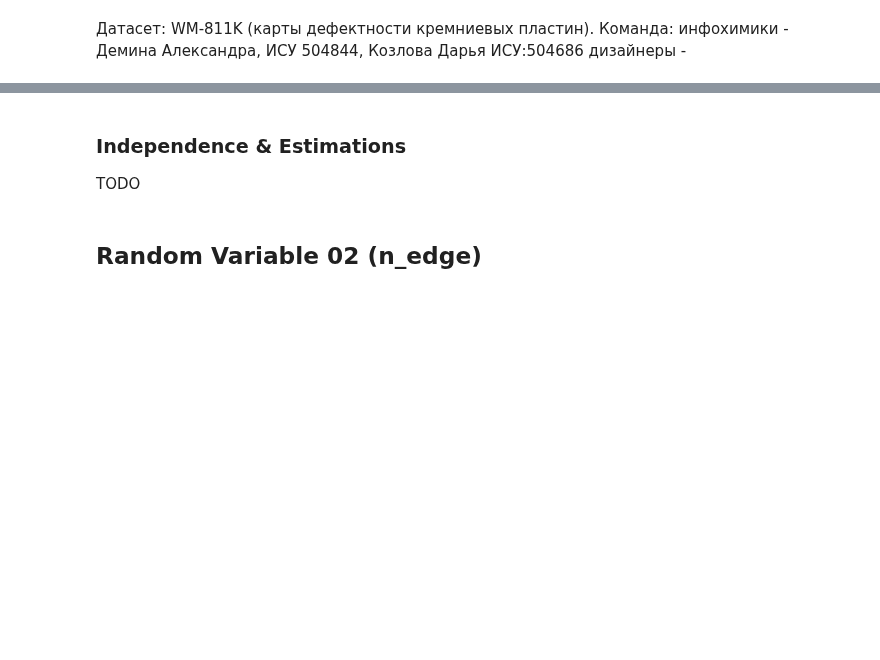
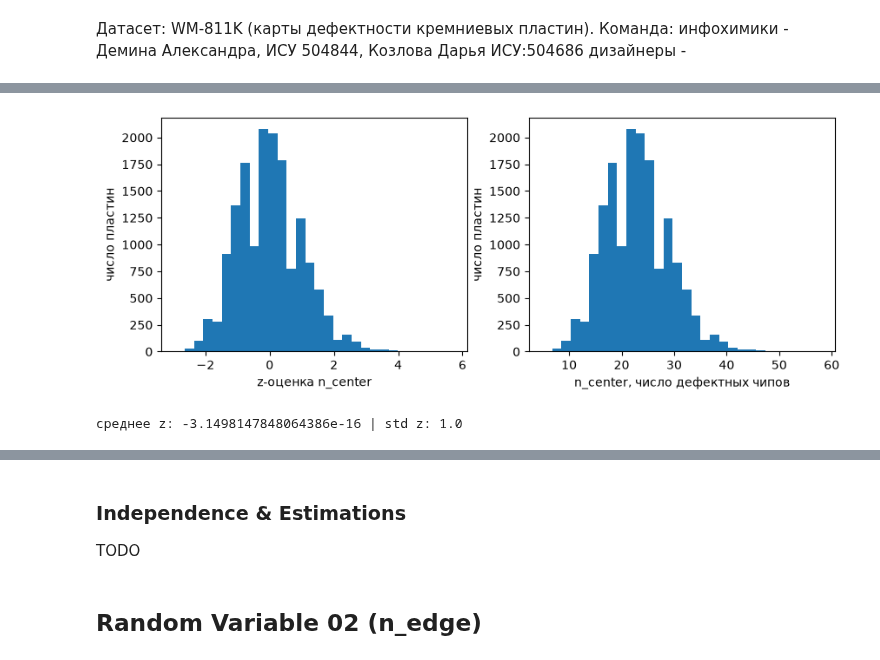
Before and after one commit to SanechkaTuoKe/APPSTAT-LABWORK, a Jupyter notebook: notebooks/Notebook1.ipynb, the cells around one changed output, grey strips where cells are left out. Saved outputs shown, nothing was run; the diff lists cells and outputs as text; code cells hidden in the pictures; blank space fills up the shorter version.

```diff
--- a/notebooks/Notebook1.ipynb
+++ b/notebooks/Notebook1.ipynb
@@ -17,0 +74,15 @@ TODO
+# %%
+z = (x - x.mean()) / x.std(ddof=1)
+fig, ax = plt.subplots(1, 2, figsize=(10, 3.5))
+ax[0].hist(z, bins=30)
+ax[0].set_xlabel("z-оценка n_center")
+ax[0].set_ylabel("число пластин")
+ax[1].hist(x, bins=30)
+ax[1].set_xlabel("n_center, число дефектных чипов")
+ax[1].set_ylabel("число пластин")
+plt.show()
+
+print("среднее z:", z.mean(), "| std z:", z.std(ddof=1))
+# %% [output]
+[figure, added]
+среднее z: -3.1498147848064386e-16 | std z: 1.0
```
Also changed, not shown: parts of 13 cells of this notebook, 1 other file.
